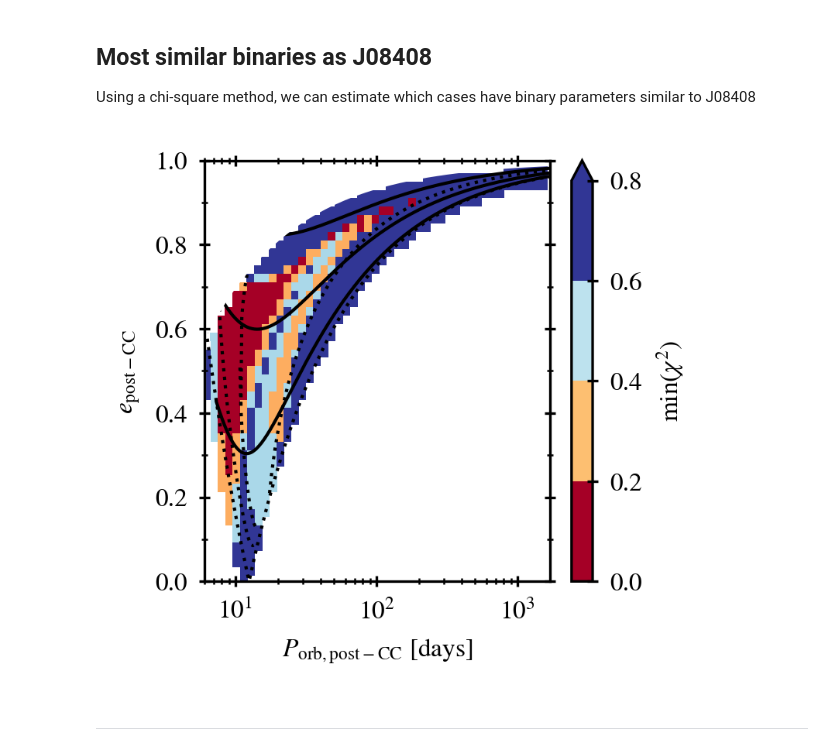
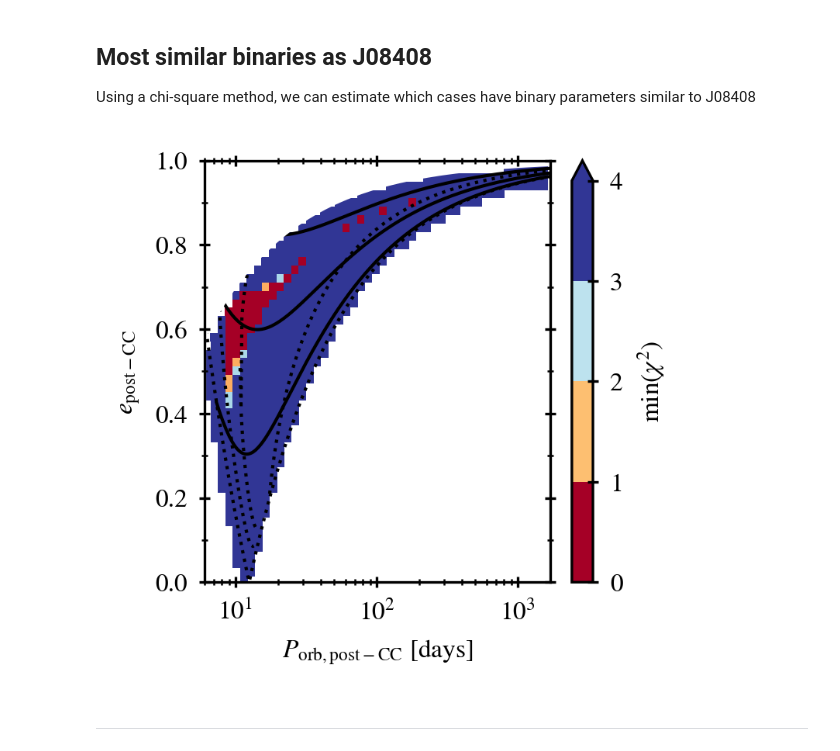
Before and after one commit to asimazbunzel/j08408, a Jupyter notebook: notebooks/grid-of-star-plus-ns.ipynb, the cells around one changed output. Cells and saved outputs as stored; diff of their text form; code cells hidden in the pictures.

Commit message:
update plots

```diff
--- a/notebooks/grid-of-star-plus-ns.ipynb
+++ b/notebooks/grid-of-star-plus-ns.ipynb
@@ -525,7 +525,7 @@ if True:
 
 Using a chi-square method, we can estimate which cases have binary parameters similar to J08408
 # %%
-def progenitors_with_patches(df, fig, ax, cmap, bounds):
+def progenitors_with_patches(df, fig, ax, cmap, bounds, sm):
     """Make plot of summary"""
 
     dbg = False
@@ -541,11 +541,11 @@ def progenitors_with_patches(df, fig, ax, cmap, bounds):
 
         if nmodels <= 1: continue
 
-        if chi2 < 0.2:
+        if chi2 < 1:
             state = sm.cmap(0.0)
-        elif chi2 < 0.4:
+        elif chi2 < 2:
             state = sm.cmap(0.3)
-        elif chi2 < 0.6:
+        elif chi2 < 3:
             state = sm.cmap(0.7)
         else:
             state = sm.cmap(1.0)
@@ -601,14 +601,14 @@ ax.yaxis.set_minor_locator(MultipleLocator(0.1))
 ax.set_ylim(0, 1)
 
 # colormap settings
-bounds = np.arange(0, 1, 0.2)  # np.arange(0, 5, 1)
+bounds = np.arange(0, 5, 1)
 norm = colors.BoundaryNorm(boundaries=bounds, ncolors=256)
 cmap = plt.get_cmap("RdYlBu")
 sm = plt.cm.ScalarMappable(cmap=cmap, norm=norm)
 sm.set_array([])
 
 # MESA runs using additional information file
-progenitors_with_patches(additional_info_on_progenitors, fig, ax, cmap, bounds)
+progenitors_with_patches(additional_info_on_progenitors, fig, ax, cmap, bounds, sm)
 cbar = fig.colorbar(sm, ax=ax, label="$\\min(\\chi^2)$", extend="max")
 cbar.minorticks_off()
 
@@ -617,34 +617,34 @@ cbar.minorticks_off()
 porbs = np.logspace(np.log10(1), np.log10(np.max(p_grid)))
 eccmaxs = 1 - (r2precc / P_to_a(porbs, remnantmass, m2precc))
 ax.fill_between(porbs, eccmaxs, 1, color="white", zorder=1)
 ax.fill_between([4.0, 6], 0.01, 0.6, color="white", zorder=1)
 
 # lines of constant theta
 for theta in [np.pi/2, 2*np.pi/3, 3*np.pi/4, np.pi]:
     ls = ":"
     if abs(theta - 3*np.pi/4) < 1e-6:
         x_tmp, y_tmp, _ = get_line_of_constant_theta(theta, "below", 0.75)
         ax.plot(x_tmp, y_tmp, color="black", ls=ls, lw=1, zorder=0.9)
         x_tmp, y_tmp, _ = get_line_of_constant_theta(theta, "above", 0.75)
         ax.plot(x_tmp, y_tmp, color="black", ls=ls, lw=1, zorder=0.9)
     elif abs(theta - 2*np.pi/3) < 1e-6:
         x_tmp, y_tmp, _ = get_line_of_constant_theta(theta, "below", 0.40)
         ax.plot(x_tmp, y_tmp, color="black", ls=ls, lw=1, zorder=0.9)
         x_tmp, y_tmp, _ = get_line_of_constant_theta(theta, "above", 0.34)
         ax.plot(x_tmp, y_tmp, color="black", ls=ls, lw=1, zorder=0.9)
     else:
         x_tmp, y_tmp, _ = get_line_of_constant_theta(theta)
         ax.plot(x_tmp, y_tmp, color="black", ls=ls, lw=1, zorder=0.9)
 
 # lines of constant kick strength
 for w in [100, 200, 300]:
     x, y, _ = get_line_of_constant_w(w)
     ax.plot(x, y, color="black", ls="-", lw=1, zorder=0.9)
 
 if save_figures:
     plt.savefig("min_chi2.pdf")
 # %% [output]
-[figure, old version]
+[figure, new version]
 # %% [markdown]
 ---
 # %% [markdown]
```
Also changed, not shown: parts of 2 cells of this notebook.
